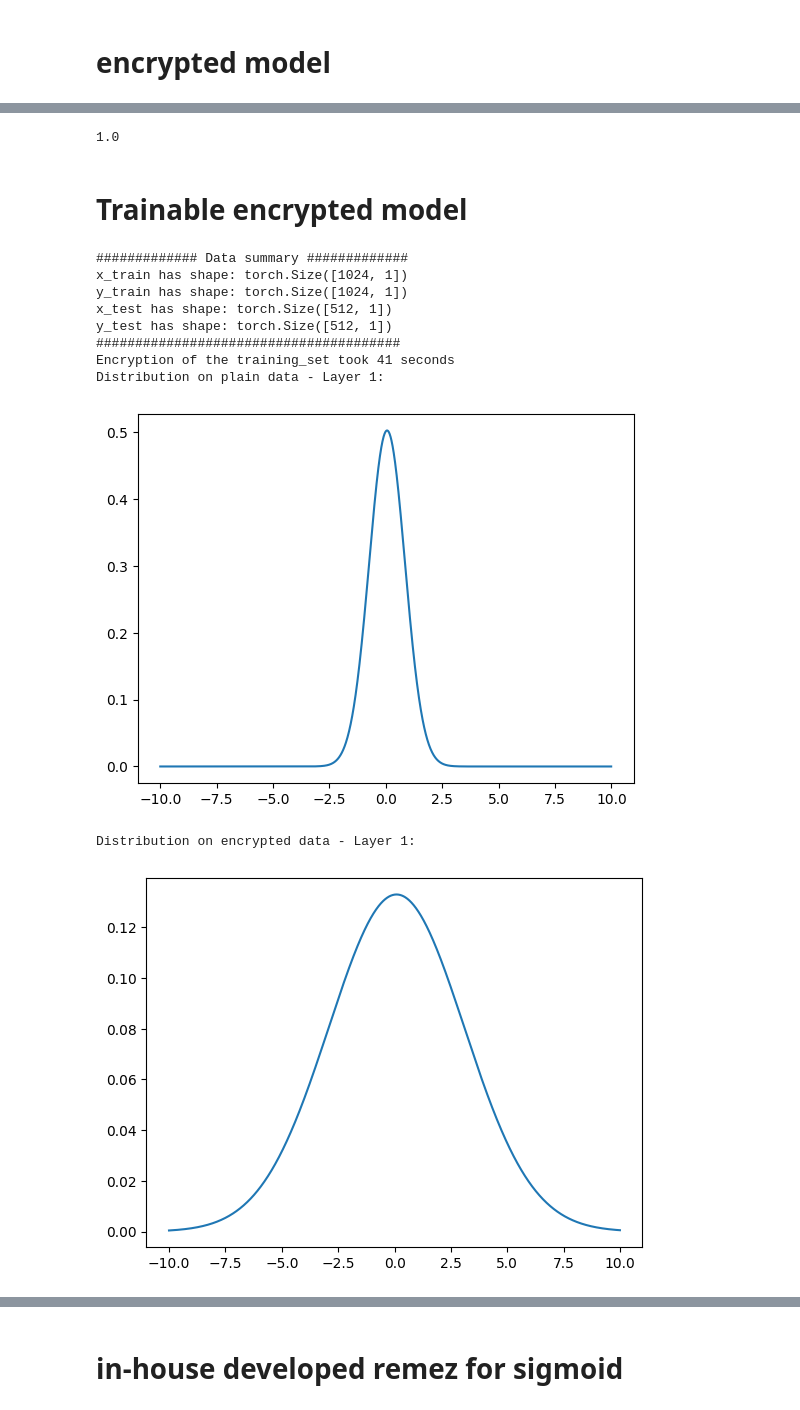
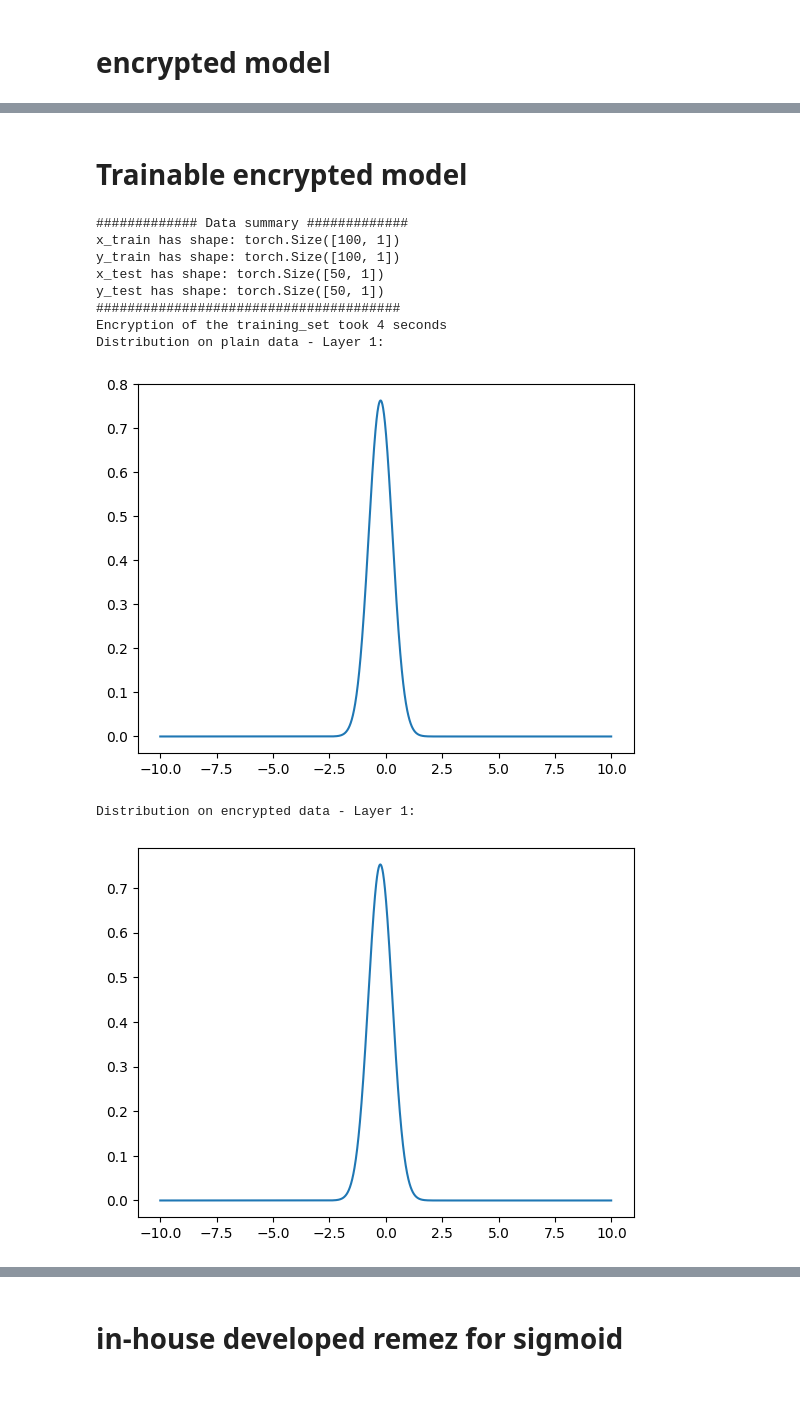
Before and after one commit to HovhannesManushyan/EMSNET, a Jupyter notebook: notebooks/main_on_generated_data.ipynb, the cells around one changed output, grey strips where cells are left out. Cells and saved outputs as stored; diff of their text form; code cells hidden in the pictures.

```diff
--- a/notebooks/main_on_generated_data.ipynb
+++ b/notebooks/main_on_generated_data.ipynb
@@ -18,4 +6,0 @@ y = y.reshape((-1, 1))
-# %%
-data_test = np.random.rand(1000).reshape((-1, 1))
-y_test = data_test < 0.5
-y_test = y_test.reshape((-1, 1))
@@ -35,2 +6,0 @@ sample_model.compile(loss='binary_crossentropy', optimizer='adam', metrics=['acc
-# %%
-sample_model.fit(data, y, validation_data=(data_test, y_test), epochs=4, batch_size=10)
@@ -128,0 +86,4 @@ Test Accuracy: 0.9990000128746033
+# %%
+data = torch.split(x_test, 1)
+
+test_layer_by_layer_model(sample_model, data)
@@ -173,13 +137,5 @@ def prepare_input_encrypted(context: bytes, ckks_vector: bytes) -> ts.CKKSVector
     return enc_x
 # %%
 context, server_context = create_ctx()
-# %%
-data = np.random.rand(10000).reshape((-1, 1))
-y = data < 0.5
-y = y.reshape((-1, 1))
-
-data_test = np.random.rand(1000).reshape((-1, 1))
-y_test = data_test < 0.5
-y_test = y_test.reshape((-1, 1))
 # %%
 plt.hist(
@@ -265,7 +198,3 @@ for data: [0.83455705] we got output : tensor([[0.0379]])
-# %%
-sum(loss) / len(loss)
-# %% [output]
-1.0
 # %% [markdown]
 # Trainable encrypted model
 # %%
@@ -367,18 +282,9 @@ class EncryptedLR:
 # %%
 from time import time
 
-def random_data(m=1024, n=1):
-    # data separable by the line `y = x`
-    x_train = torch.randn(m, n)
-    x_test = torch.randn(m // 2, n)
-    y_train = (x_train[:, 0] >= x_train[:, 0]).float().unsqueeze(0).t()
-    y_test = (x_test[:, 0] >= x_test[:, 0]).float().unsqueeze(0).t()
-    return x_train, y_train, x_test, y_test
-
-
 # You can use whatever data you want without modification to the tutorial
 # x_train, y_train, x_test, y_test = random_data()
-x_train, y_train, x_test, y_test = random_data()
+x_train, y_train, x_test, y_test = random_data(m=100)
 
 print("############# Data summary #############")
 print(f"x_train has shape: {x_train.shape}")
@@ -387,78 +293,52 @@ print(f"x_test has shape: {x_test.shape}")
 print(f"y_test has shape: {y_test.shape}")
 print("#######################################")
 # parameters
-poly_mod_degree = 8192
-coeff_mod_bit_sizes = [40, 21, 21, 21, 21, 21, 21, 40]
-# create TenSEALContext
 t_start = time()
 enc_x_train = [ts.ckks_vector(context, x.tolist()) for x in x_train]
 enc_y_train = [ts.ckks_vector(context, y.tolist()) for y in y_train]
 t_end = time()
 print(f"Encryption of the training_set took {int(t_end - t_start)} seconds")
 
+normal_dist = lambda x, mean, var: np.exp(- np.square(x - mean) / (2 * var)) / np.sqrt(2 * np.pi * var)
 
-normal_dist = lambda x, mean, var: np.exp(- np.square(x - mean) / (2 * var)) / np.sqrt(2 * np.pi * var)
 
 def plot_normal_dist(mean, var, rmin=-10, rmax=10):
     x = np.arange(rmin, rmax, 0.01)
     y = normal_dist(x, mean, var)
     fig = plt.plot(x, y)
+
 
 # plain distribution
 lr = SampleModel()
 data = lr.layer1(x_test)
 mean, var = map(float, [data.mean(), data.std() ** 2])
 plot_normal_dist(mean, var)
 print("Distribution on plain data - Layer 1:")
 plt.show()
-# encrypted distribution
-# print(lr.layer2.weight.T.data.tolist()[0])
-# data = lr.layer2.weight.T.data.tolist()[0]*(x_test) + lr.layer2.bias.data.tolist()
-# mean, var = map(float, [data.mean(), data.std() ** 2])
-# plot_normal_dist(mean, var)
-# print("Distribution on plain data - Layer 2:")
-# plt.show()
-
-
-
 
 
 eelr = EncryptedLR(lr)
-eelr.encrypt(context)
 
 w_1 = eelr.layer1_weight
 b_1 = eelr.layer1_bias
 data = []
 for enc_x in enc_x_train:
-    enc_out = enc_x.dot(w_1) + b_1
+    enc_out = enc_x.mm(w_1) + b_1
     data.append(enc_out.decrypt())
 data = torch.tensor(data)
 mean, var = map(float, [data.mean(), data.std() ** 2])
 plot_normal_dist(mean, var)
 print("Distribution on encrypted data - Layer 1:")
 plt.show()
-
-
-# w_2 = eelr.layer2_weight
-# b_2 = eelr.layer2_bias
-# data = []
-# for enc_x in enc_x_train:
-#     enc_out = enc_x.dot(w_2) + b_2
-#     data.append(enc_out.decrypt())
-# data = torch.tensor(data)
-# mean, var = map(float, [data.mean(), data.std() ** 2])
-# plot_normal_dist(mean, var)
-# print("Distribution on encrypted data - Layer 2:")
-# plt.show()
 # %% [output]
 ############# Data summary #############
-x_train has shape: torch.Size([1024, 1])
-y_train has shape: torch.Size([1024, 1])
-x_test has shape: torch.Size([512, 1])
-y_test has shape: torch.Size([512, 1])
+x_train has shape: torch.Size([100, 1])
+y_train has shape: torch.Size([100, 1])
+x_test has shape: torch.Size([50, 1])
+y_test has shape: torch.Size([50, 1])
 #######################################
-Encryption of the training_set took 41 seconds
+Encryption of the training_set took 4 seconds
 Distribution on plain data - Layer 1:
-[figure, old version]
+[figure, new version]
 Distribution on encrypted data - Layer 1:
-[figure, old version]
+[figure, new version]
```
Also changed, not shown: parts of 15 cells of this notebook, 5 other files.
